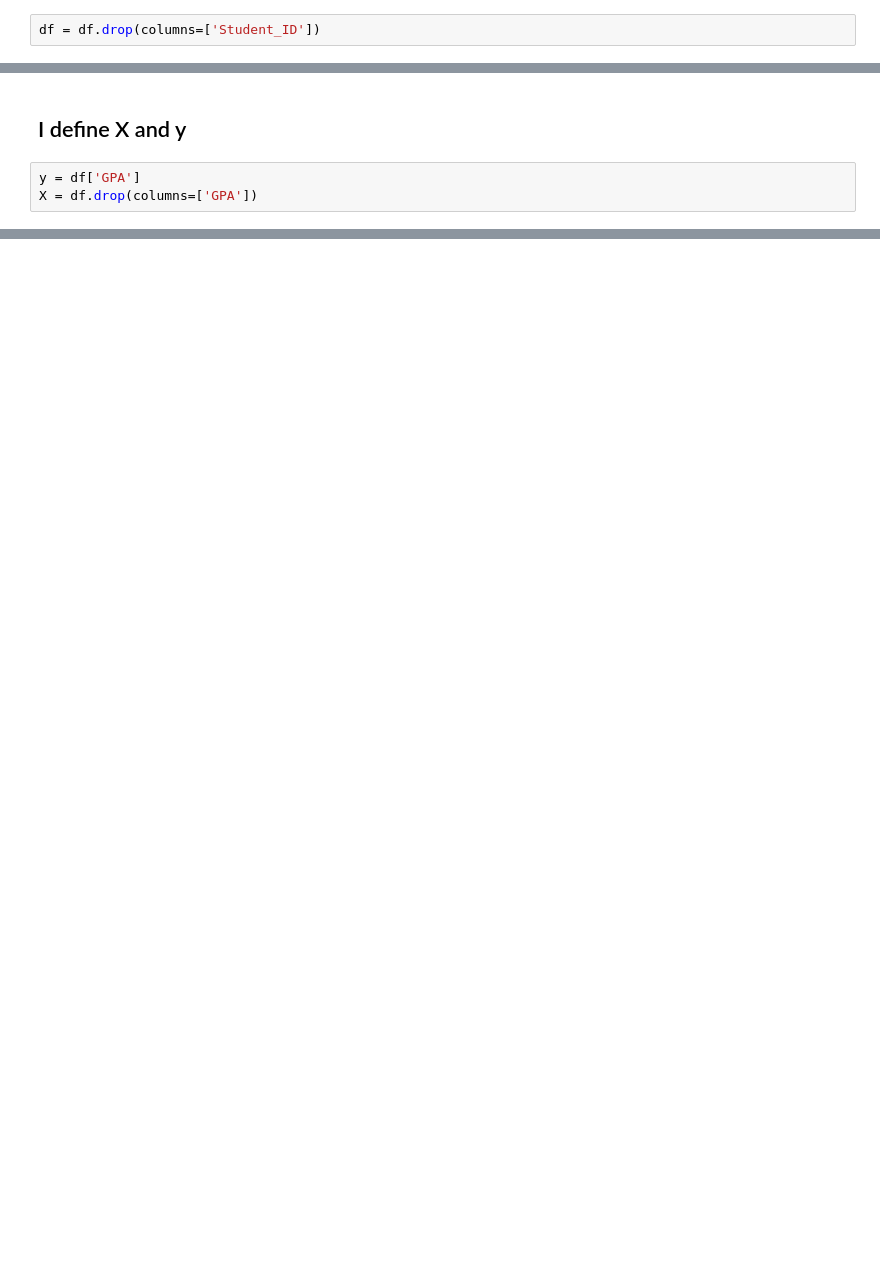
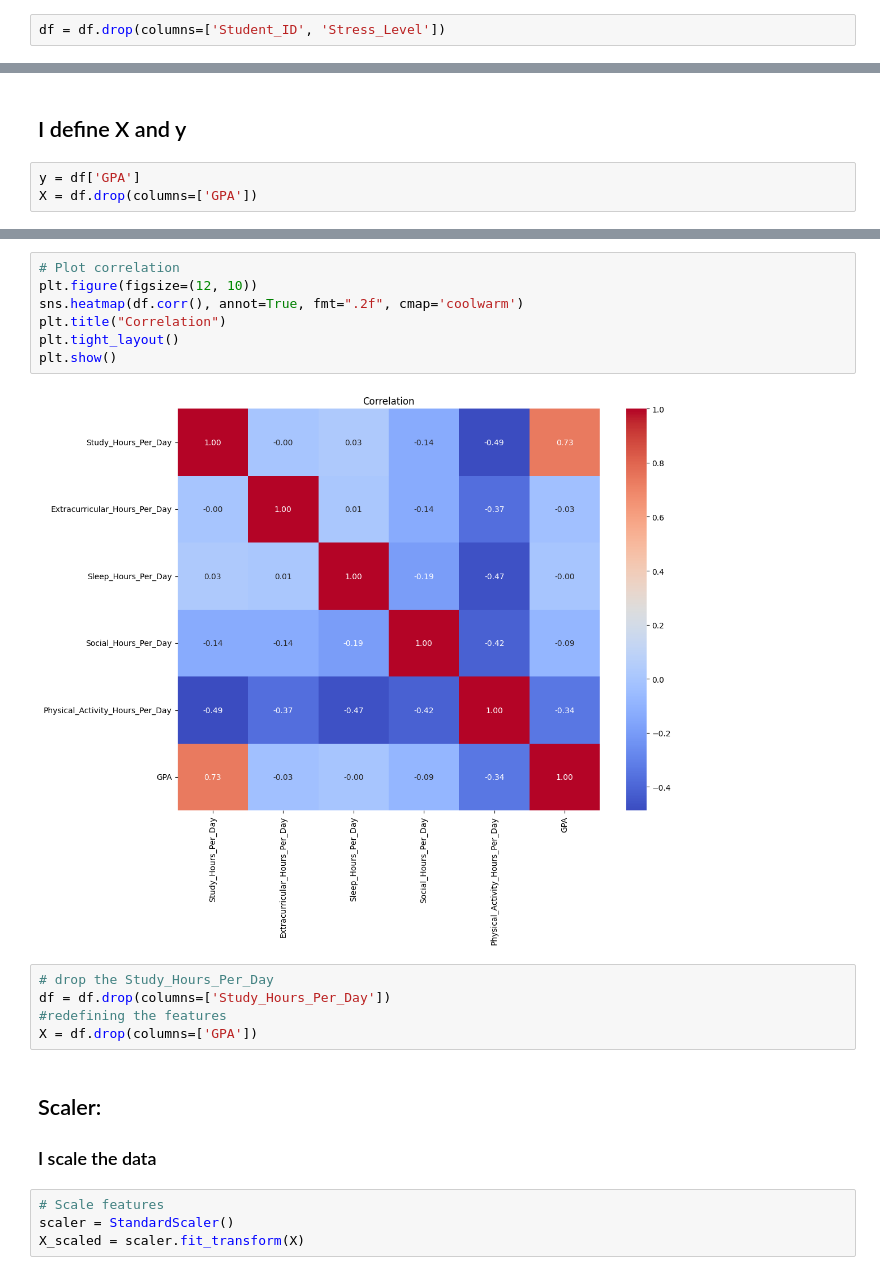
Before and after one commit to lucy-buhayenko/LFC, a Jupyter notebook: csci-250/PCA_Lucy.ipynb, the cells around one changed output, grey strips where cells are left out. Saved outputs shown, nothing was run; the diff lists cells and outputs as text; blank space fills up the shorter version.

```diff
--- a/csci-250/PCA_Lucy.ipynb
+++ b/csci-250/PCA_Lucy.ipynb
@@ -50,5 +53,5 @@ Index(['Student_ID', 'Study_Hours_Per_Day', 'Extracurricular_Hours_Per_Day',
 # %%
-df = df.drop(columns=['Student_ID'])
+df = df.drop(columns=['Student_ID', 'Stress_Level'])
 # %% [markdown]
 ## Checking if the dataset is clean: There are no missing values so there is no need for me to delete / replace any value
 # %%
@@ -69,0 +75,21 @@ X = df.drop(columns=['GPA'])
+# %%
+# Plot correlation
+plt.figure(figsize=(12, 10))
+sns.heatmap(df.corr(), annot=True, fmt=".2f", cmap='coolwarm')
+plt.title("Correlation")
+plt.tight_layout()
+plt.show()
+# %% [output]
+[figure, added]
+# %%
+# drop the Study_Hours_Per_Day
+df = df.drop(columns=['Study_Hours_Per_Day'])
+#redefining the features
+X = df.drop(columns=['GPA'])
+# %% [markdown]
+## Scaler:
+### I scale the data
+# %%
+# Scale features
+scaler = StandardScaler()
+X_scaled = scaler.fit_transform(X)
```
Also changed, not shown: parts of 16 cells of this notebook.
